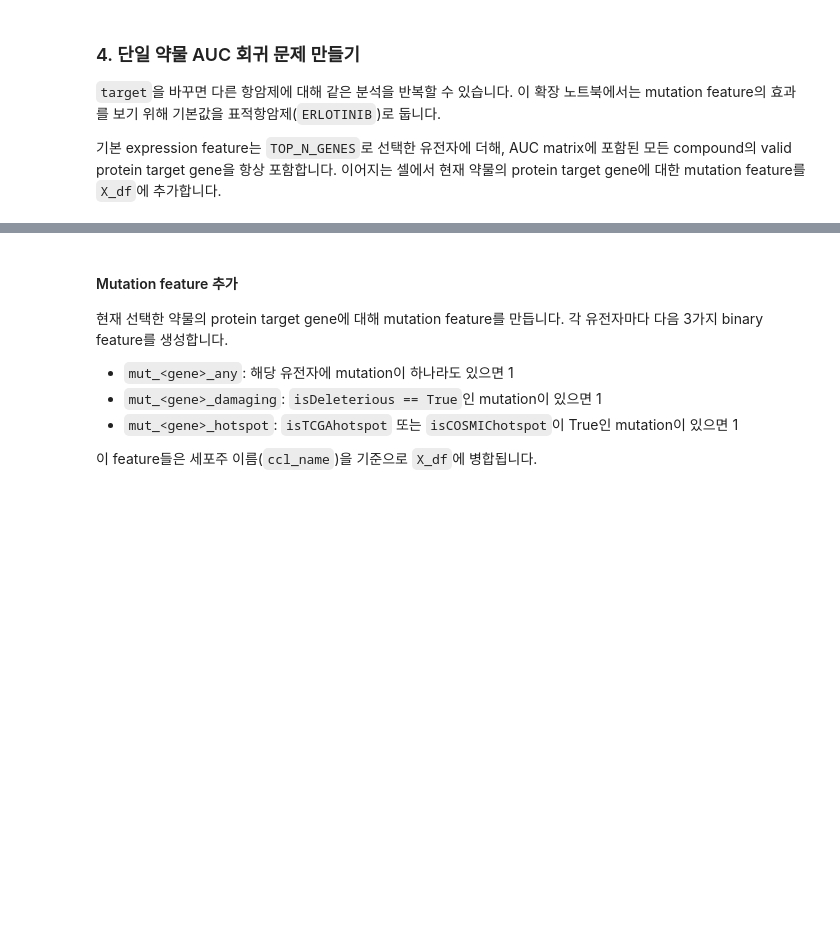
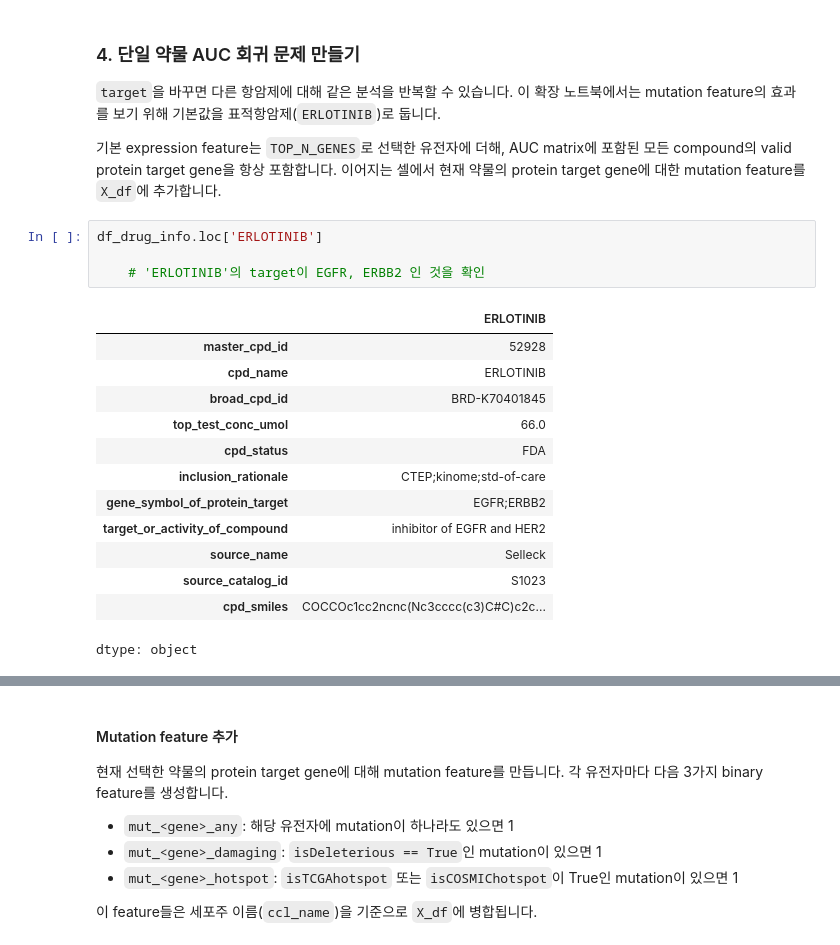
Before and after one commit to hjk9655/health-checkup-analysis, a Jupyter notebook: Notebooks/bio_bigdata_workshop_2B_regression_practice_with_mutation.ipynb, the cells around one changed output, grey strips where cells are left out. Drawn from its saved outputs; the diff is of its cells as text; blank space fills up the shorter version.

```diff
--- a/Notebooks/bio_bigdata_workshop_2B_regression_practice_with_mutation.ipynb
+++ b/Notebooks/bio_bigdata_workshop_2B_regression_practice_with_mutation.ipynb
@@ -455,5 +531,23 @@ Features used for modeling: 3000
 `target`을 바꾸면 다른 항암제에 대해 같은 분석을 반복할 수 있습니다. 이 확장 노트북에서는 mutation feature의 효과를 보기 위해 기본값을 표적항암제(`ERLOTINIB`)로 둡니다.
 
 기본 expression feature는 `TOP_N_GENES`로 선택한 유전자에 더해, AUC matrix에 포함된 모든 compound의 valid protein target gene을 항상 포함합니다. 이어지는 셀에서 현재 약물의 protein target gene에 대한 mutation feature를 `X_df`에 추가합니다.
+# %%
+df_drug_info.loc['ERLOTINIB']
+
+    # 'ERLOTINIB'의 target이 EGFR, ERBB2 인 것을 확인
+# %% [output]
+|  | ERLOTINIB |
+| master_cpd_id | 52928 |
+| cpd_name | ERLOTINIB |
+| broad_cpd_id | BRD-K70401845 |
+| top_test_conc_umol | 66.0 |
+| cpd_status | FDA |
+| inclusion_rationale | CTEP;kinome;std-of-care |
+| gene_symbol_of_protein_target | EGFR;ERBB2 |
+| target_or_activity_of_compound | inhibitor of EGFR and HER2 |
+| source_name | Selleck |
+| source_catalog_id | S1023 |
+| cpd_smiles | COCCOc1cc2ncnc(Nc3cccc(c3)C#C)c2c... |
+dtype: object
 # %%
 target = 'ERLOTINIB'
```
Also changed, not shown: parts of 23 cells of this notebook.
